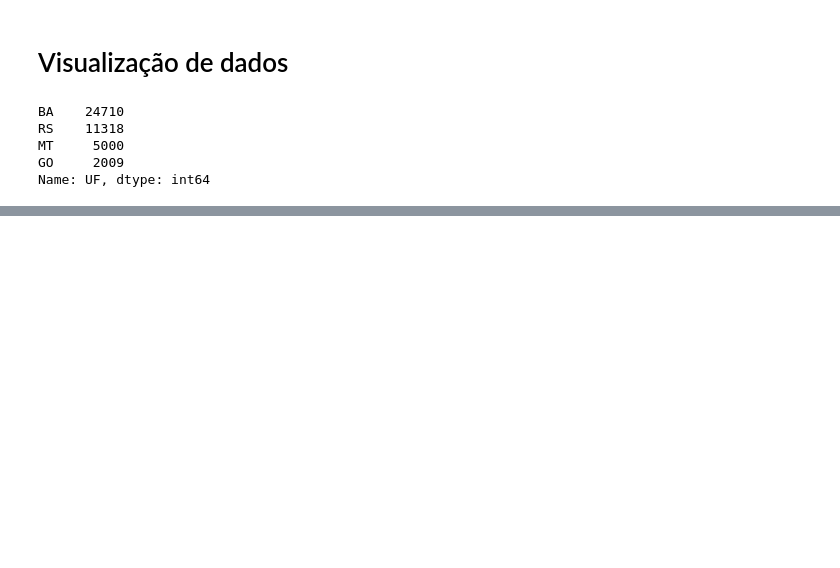
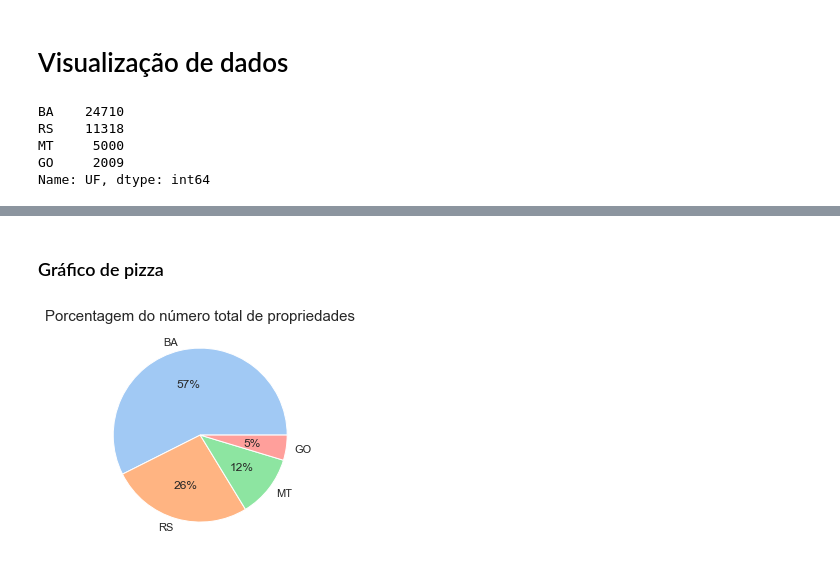
Before and after one commit to VascoMonteiroNeto/analiseDadosComPythonPandas, a Jupyter notebook: Aula_4_e_5_Pandas_VascoMonteiroNeto.ipynb, the cells around one changed output, grey strips where cells are left out. Cells and saved outputs as stored; diff of their text form; code cells hidden in the pictures; blank space fills up the shorter version.

Commit message:
Inserção de gráficos

```diff
--- a/Aula_4_e_5_Pandas_VascoMonteiroNeto.ipynb
+++ b/Aula_4_e_5_Pandas_VascoMonteiroNeto.ipynb
@@ -343,2 +343,11 @@ Text(0.5, 1.0, 'Tamanho médio da área das propriedades por estado')
 # %%
 import matplotlib.pyplot as plt
+# %% [markdown]
+### Gráfico de pizza
+# %%
+colors = sns.color_palette('pastel')[0:4]
+plt.pie(df["UF"].value_counts(), labels = df["UF"].value_counts().index.tolist(), colors = colors, autopct='%.0f%%')
+plt.title('Porcentagem do número total de propriedades', fontsize = 15)
+plt.show()
+# %% [output]
+[figure, added]
```
Also changed, not shown: parts of 8 cells of this notebook.
